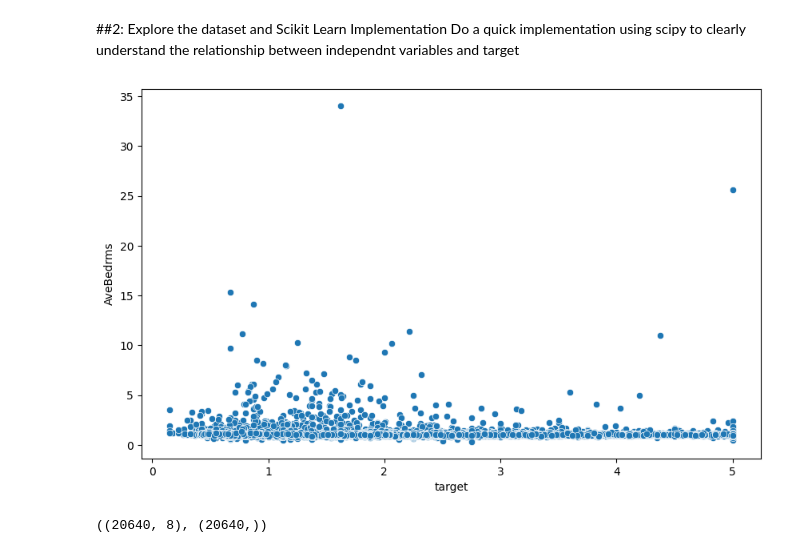
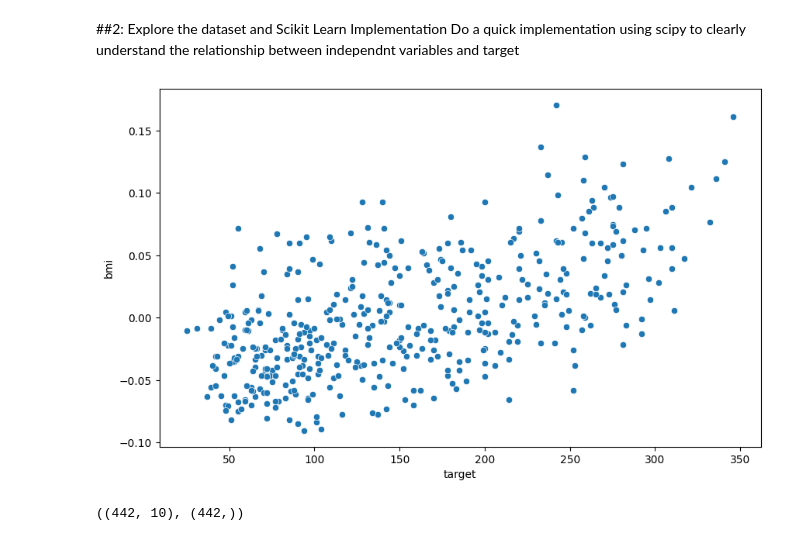
Before and after one commit to annchirackal/Basic-ML-Algorithm-From-Scratch, a Jupyter notebook: Gradient_Descent_From_Scratch_.ipynb, the cells around one changed output. Cells and saved outputs as stored; diff of their text form; code cells hidden in the pictures.

```diff
--- a/Gradient_Descent_From_Scratch_.ipynb
+++ b/Gradient_Descent_From_Scratch_.ipynb
@@ -43,0 +18,13 @@ df_data['target']=data.target
+# %%
+from sklearn.datasets import load_diabetes
+import pandas as pd
+
+# Load the dataset
+diabetes = load_diabetes()
+
+# Convert to a DataFrame for easier exploration
+df = pd.DataFrame(data=diabetes.data, columns=diabetes.feature_names)
+df['target'] = diabetes.target
+
+# Display the first few rows
+print(df.head())
@@ -47,17 +48,17 @@ df_data['target']=data.target
 # %%
 ## Plot AveBedrms vs MedHouse
 plt.figure(figsize=(10, 6))
-sns.scatterplot(x='target', y='AveBedrms', data=df_data)
+sns.scatterplot(x='target', y='bmi', data=df)
 plt.show()
 # %% [output]
-[figure, old version]
+[figure, new version]
 # %%
 ## Scikit Learn Implementation
-X=df_data.drop('target', axis=1)
-y=df_data['target']
+X=df.drop('target', axis=1)
+y=df['target']
 X.shape, y.shape
 # %% [output]
-((20640, 8), (20640,))
+((442, 10), (442,))
 # %%
 import sklearn.linear_model as lm
 from sklearn.model_selection import train_test_split
```
Also changed, not shown: parts of 10 cells of this notebook.
